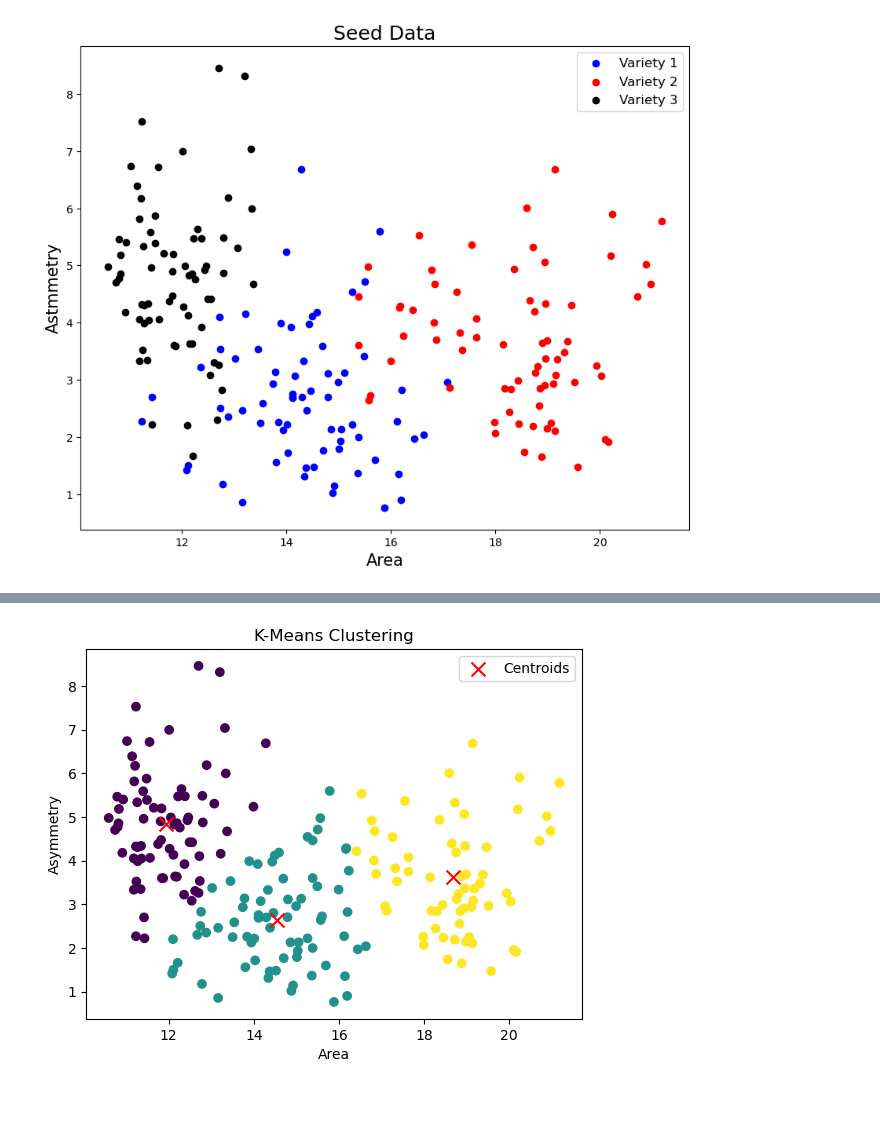
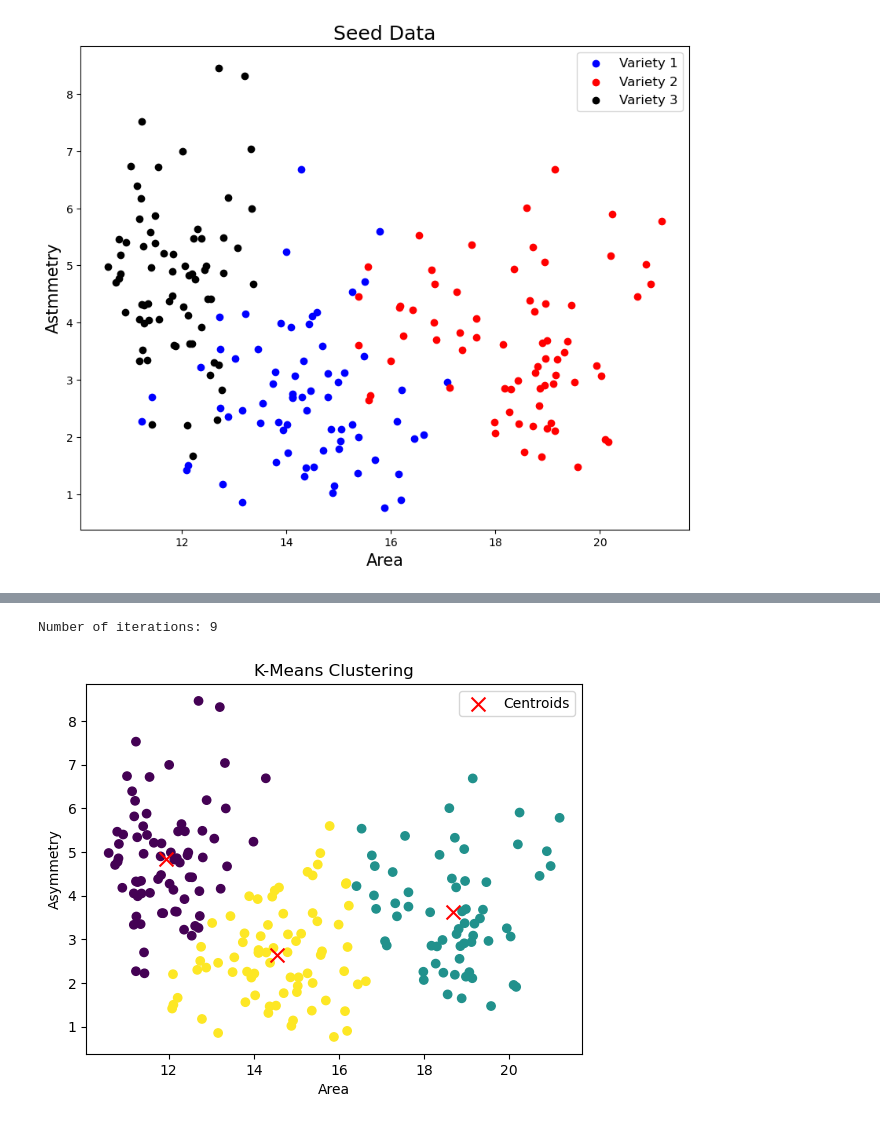
Before and after one commit to JohnAltman1/JohnA-CMOR-438-Spring-2025, a Jupyter notebook: Unsupervised Learning/K-Means Clustering/k_means_clustering.ipynb, the cells around one changed output, grey strips where cells are left out. Cells and saved outputs as stored; diff of their text form; code cells hidden in the pictures.

Commit message:
kmeans

```diff
--- a/Unsupervised Learning/K-Means Clustering/k_means_clustering.ipynb
+++ b/Unsupervised Learning/K-Means Clustering/k_means_clustering.ipynb
@@ -69,8 +69,9 @@ km.plot_spread('Area', 'Asymmetry')
 # %%
-km.update_loop(20) # update the kmeans 20 times.
+km.update_loop(0.001,True) #updates until the centroids dont move by more than 0.001
 km.plot_spread('Area', 'Asymmetry')
 # %% [output]
+Number of iterations: 9
-[figure, old version]
+[figure, new version]
 # %% [markdown]
 # Basic K-means results
 
```
Also changed, not shown: parts of 5 cells of this notebook, 2 other files.
